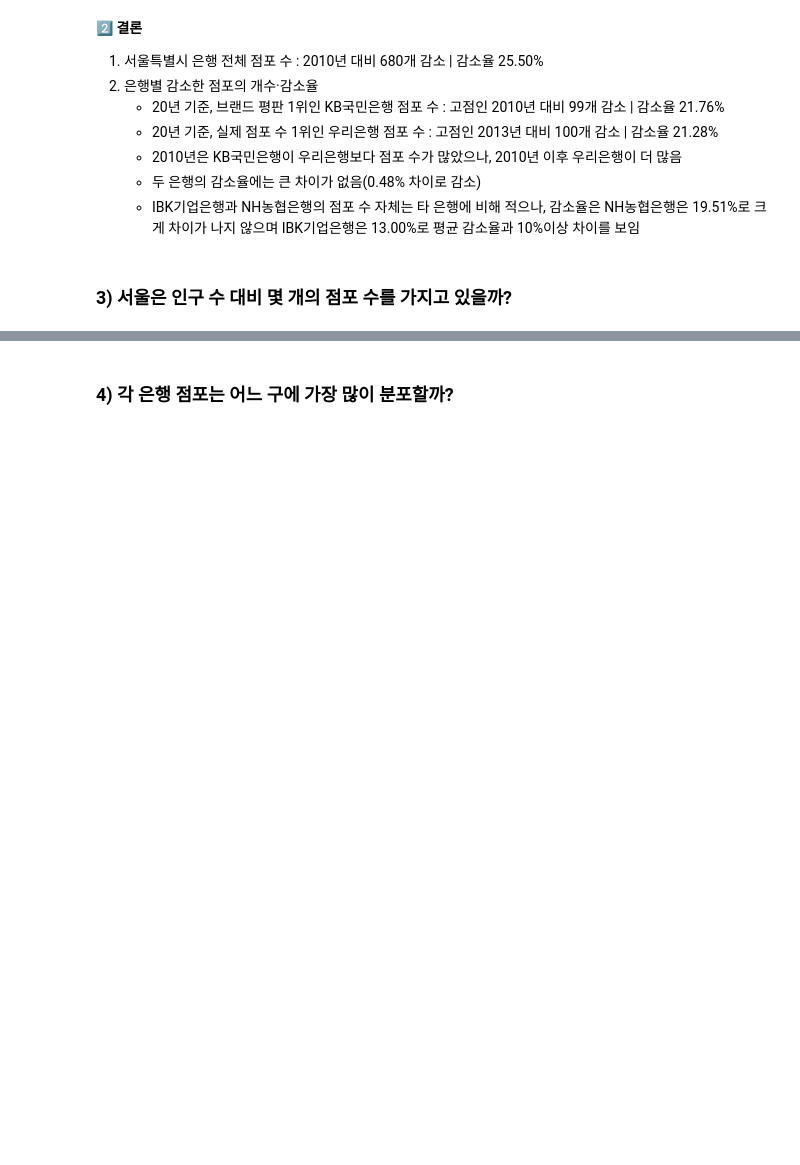
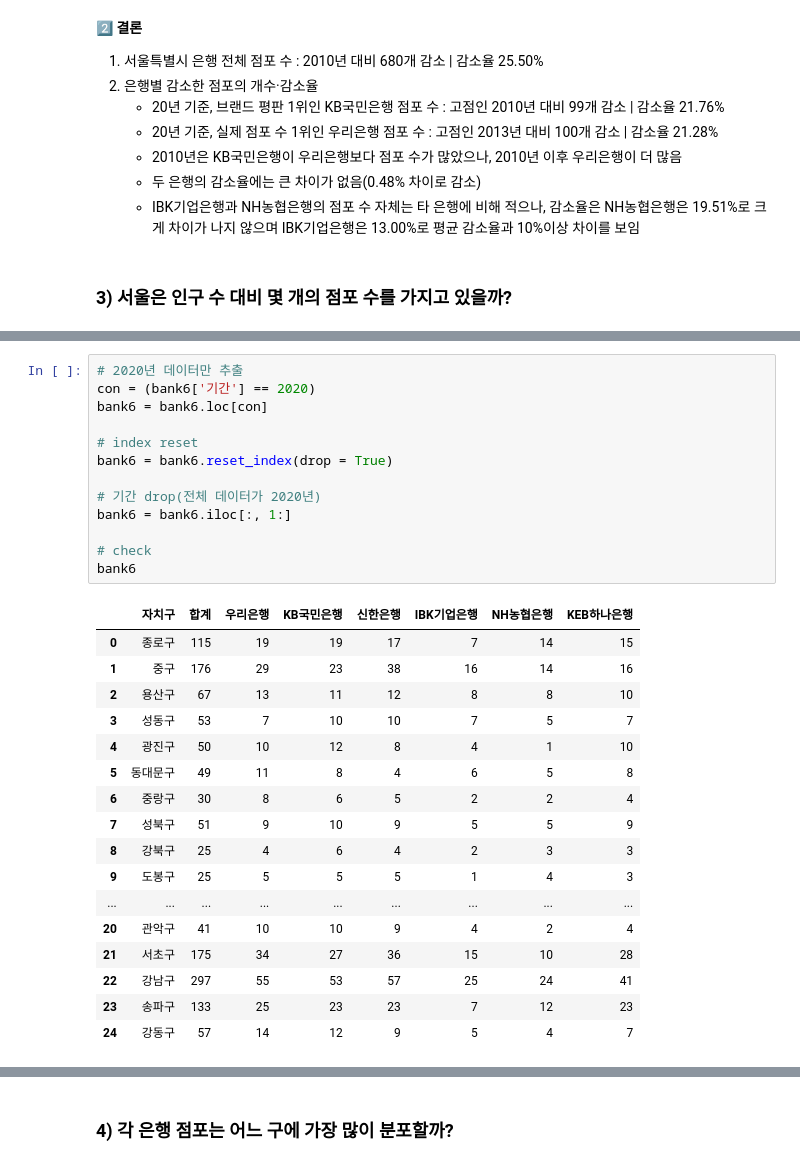
Before and after one commit to imdona/my-project, a Jupyter notebook: bank-DA/서울특별시_은행점포분석.ipynb, the cells around one changed output, grey strips where cells are left out. Drawn from its saved outputs; the diff is of its cells as text; blank space fills up the shorter version.

```diff
--- a/bank-DA/서울특별시_은행점포분석.ipynb
+++ b/bank-DA/서울특별시_은행점포분석.ipynb
@@ -785,0 +960,31 @@ plt.show()
+# %%
+# 2020년 데이터만 추출
+con = (bank6['기간'] == 2020)
+bank6 = bank6.loc[con]
+
+# index reset
+bank6 = bank6.reset_index(drop = True)
+
+# 기간 drop(전체 데이터가 2020년)
+bank6 = bank6.iloc[:, 1:]
+
+# check
+bank6
+# %% [output]
+|  | 자치구 | 합계 | 우리은행 | KB국민은행 | 신한은행 | IBK기업은행 | NH농협은행 | KEB하나은행 |
+| 0 | 종로구 | 115 | 19 | 19 | 17 | 7 | 14 | 15 |
+| 1 | 중구 | 176 | 29 | 23 | 38 | 16 | 14 | 16 |
+| 2 | 용산구 | 67 | 13 | 11 | 12 | 8 | 8 | 10 |
+| 3 | 성동구 | 53 | 7 | 10 | 10 | 7 | 5 | 7 |
+| 4 | 광진구 | 50 | 10 | 12 | 8 | 4 | 1 | 10 |
+| 5 | 동대문구 | 49 | 11 | 8 | 4 | 6 | 5 | 8 |
+| 6 | 중랑구 | 30 | 8 | 6 | 5 | 2 | 2 | 4 |
+| 7 | 성북구 | 51 | 9 | 10 | 9 | 5 | 5 | 9 |
+| 8 | 강북구 | 25 | 4 | 6 | 4 | 2 | 3 | 3 |
+| 9 | 도봉구 | 25 | 5 | 5 | 5 | 1 | 4 | 3 |
+| ... | ... | ... | ... | ... | ... | ... | ... | ... |
+| 20 | 관악구 | 41 | 10 | 10 | 9 | 4 | 2 | 4 |
+| 21 | 서초구 | 175 | 34 | 27 | 36 | 15 | 10 | 28 |
+| 22 | 강남구 | 297 | 55 | 53 | 57 | 25 | 24 | 41 |
+| 23 | 송파구 | 133 | 25 | 23 | 23 | 7 | 12 | 23 |
+| 24 | 강동구 | 57 | 14 | 12 | 9 | 5 | 4 | 7 |
```
Also changed, not shown: parts of 46 cells of this notebook, 13 other files.
